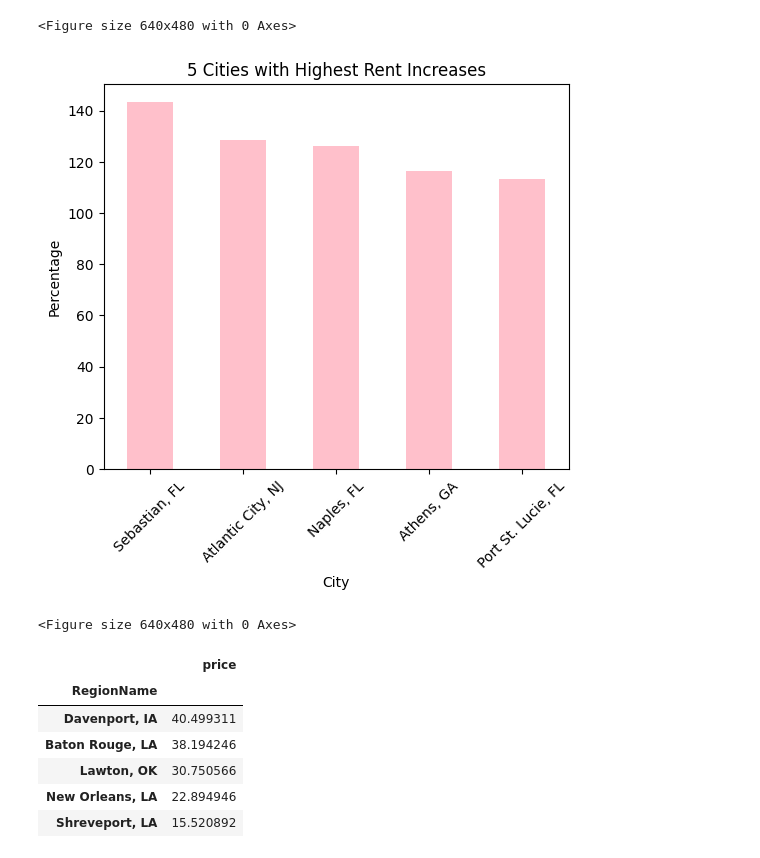
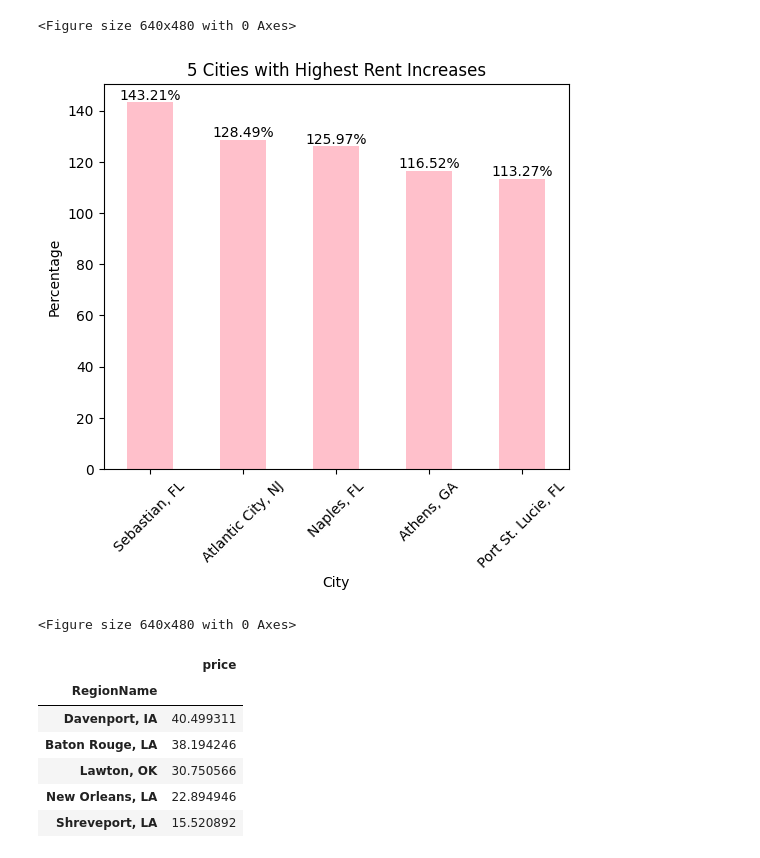
Before and after one commit to elgnol/RealEstate_Project_3, a Jupyter notebook: Analysis/Data_analysis_tatyana.ipynb, the cells around one changed output. Saved outputs shown, nothing was run; the diff lists cells and outputs as text; code cells hidden in the pictures.

```diff
--- a/Analysis/Data_analysis_tatyana.ipynb
+++ b/Analysis/Data_analysis_tatyana.ipynb
@@ -466,17 +468,23 @@ rental_top_5 = rental_percents.sort_values(by = 'price', ascending = False).head
 rental_top_5 = rental_top_5[["RegionName", "price"]]
 rental_top_5 = rental_top_5.set_index("RegionName", drop=True)
 # %%
-# bar plot for cities with highest rent increases
-rental_top_5.plot(kind = "bar", color = 'pink', figsize = (6, 5), xlabel = "City", ylabel = "Percentage", title = "5 Cities with Highest Rent Increases", legend = False)
+# Bar plot for cities with highest rent increases
+ax = rental_top_5.plot(kind="bar", color='pink', figsize=(6, 5), xlabel="City", ylabel="Percentage", title="5 Cities with Highest Rent Increases", legend=False)
 plt.xticks(rotation=45)
+
+# Adding labels on top of the bars
+for p in ax.patches:
+    ax.annotate(f'{p.get_height():.2f}%',
+                (p.get_x() + p.get_width() / 2., p.get_height()),
+                ha='center', va='bottom')
 
 # Save the figure
 plt.savefig("../IMAGES/rental_top_5.png")
 
 plt.show()
 plt.tight_layout()
 # %% [output]
-[figure, old version]
+[figure, new version]
 <Figure size 640x480 with 0 Axes>
 # %%
 # show bottom 5 home price changes
```
Also changed, not shown: parts of 5 cells of this notebook, 1 other file.
